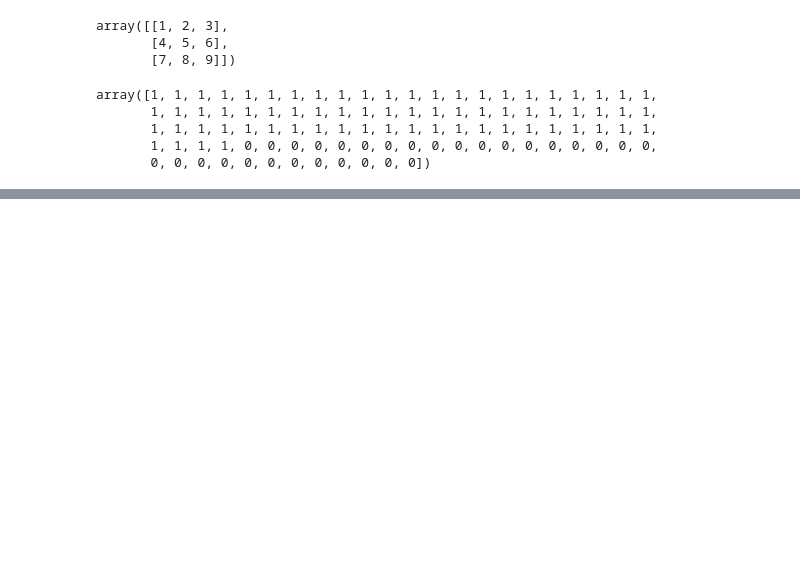
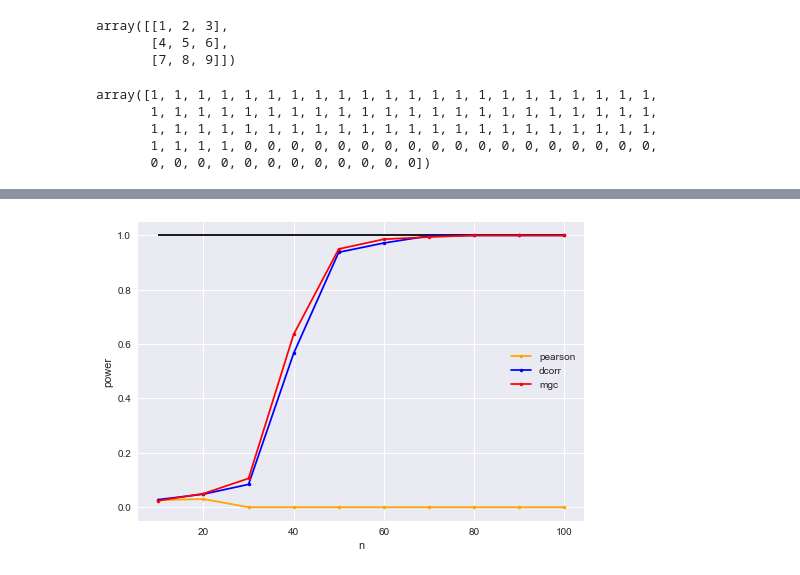
Before and after one commit to junhaobearxiong/graph_independence_test, a Jupyter notebook: notebooks/2019-04-01_simulation_permute_edges.ipynb, the cells around one changed output, grey strips where cells are left out. Drawn from its saved outputs; the diff is of its cells as text; code cells hidden in the pictures; blank space fills up the shorter version.

```diff
--- a/notebooks/2019-04-01_simulation_permute_edges.ipynb
+++ b/notebooks/2019-04-01_simulation_permute_edges.ipynb
@@ -224,0 +249,12 @@ power_sbm
+# %%
+rho = 0.1
+for name, test_power in power_results.items():
+        plt.plot(n_arr, test_power[1, :], color=colors[name], linestyle='-', marker='.', label='{}'.format(name))
+
+plt.hlines(y=1, xmin=np.amin(n_arr), xmax=np.amax(n_arr))
+plt.legend(loc=7)
+plt.xlabel('n')
+plt.ylabel('power')
+plt.savefig('../figures/sbm_diff_block_power_alt.png'.format(rho), bbox_inches='tight')
+# %% [output]
+[figure, added]
```
Also changed, not shown: parts of 15 cells of this notebook, 3 other files.
